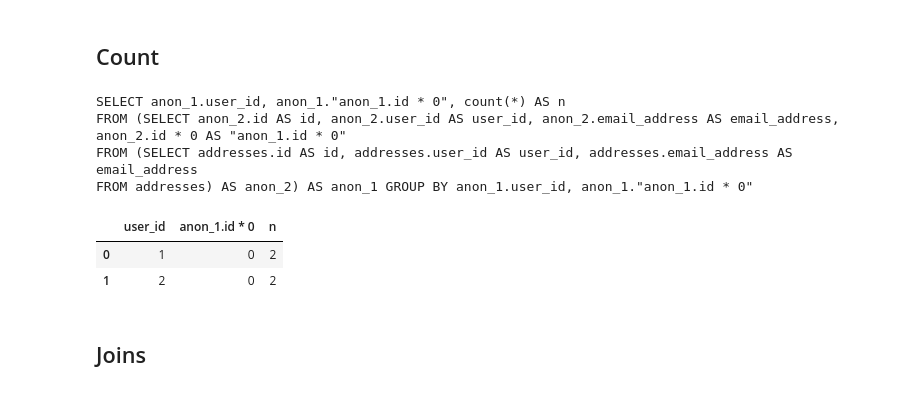
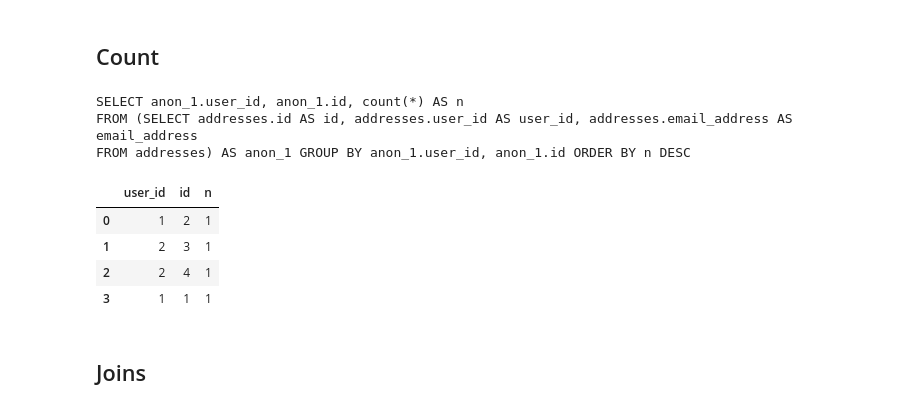
Before and after one commit to machow/siuba, a Jupyter notebook: examples/examples-postgres.ipynb, the cells around one changed output. Saved outputs shown, nothing was run; the diff lists cells and outputs as text; code cells hidden in the pictures.

```diff
--- a/examples/examples-postgres.ipynb
+++ b/examples/examples-postgres.ipynb
@@ -184,20 +191,21 @@ FROM addresses) AS anon_1
 # %%
 q = (tbl_addresses
   >> group_by("user_id")
-  >> count(_.id*0)
+  >> count(_.id)
   >> show_query()
   >> collect()
 )
 
 q
 # %% [output]
-SELECT anon_1.user_id, anon_1."anon_1.id * 0", count(*) AS n
-FROM (SELECT anon_2.id AS id, anon_2.user_id AS user_id, anon_2.email_address AS email_address, anon_2.id * 0 AS "anon_1.id * 0"
+SELECT anon_1.user_id, anon_1.id, count(*) AS n
 FROM (SELECT addresses.id AS id, addresses.user_id AS user_id, addresses.email_address AS email_address
-FROM addresses) AS anon_2) AS anon_1 GROUP BY anon_1.user_id, anon_1."anon_1.id * 0"
+FROM addresses) AS anon_1 GROUP BY anon_1.user_id, anon_1.id ORDER BY n DESC
-|  | user_id | anon_1.id * 0 | n |
-| 0 | 1 | 0 | 2 |
-| 1 | 2 | 0 | 2 |
+|  | user_id | id | n |
+| 0 | 1 | 2 | 1 |
+| 1 | 2 | 3 | 1 |
+| 2 | 2 | 4 | 1 |
+| 3 | 1 | 1 | 1 |
 # %% [markdown]
 ## Joins
 # %%
```
Also changed, not shown: parts of 13 cells of this notebook, 2 other files.
